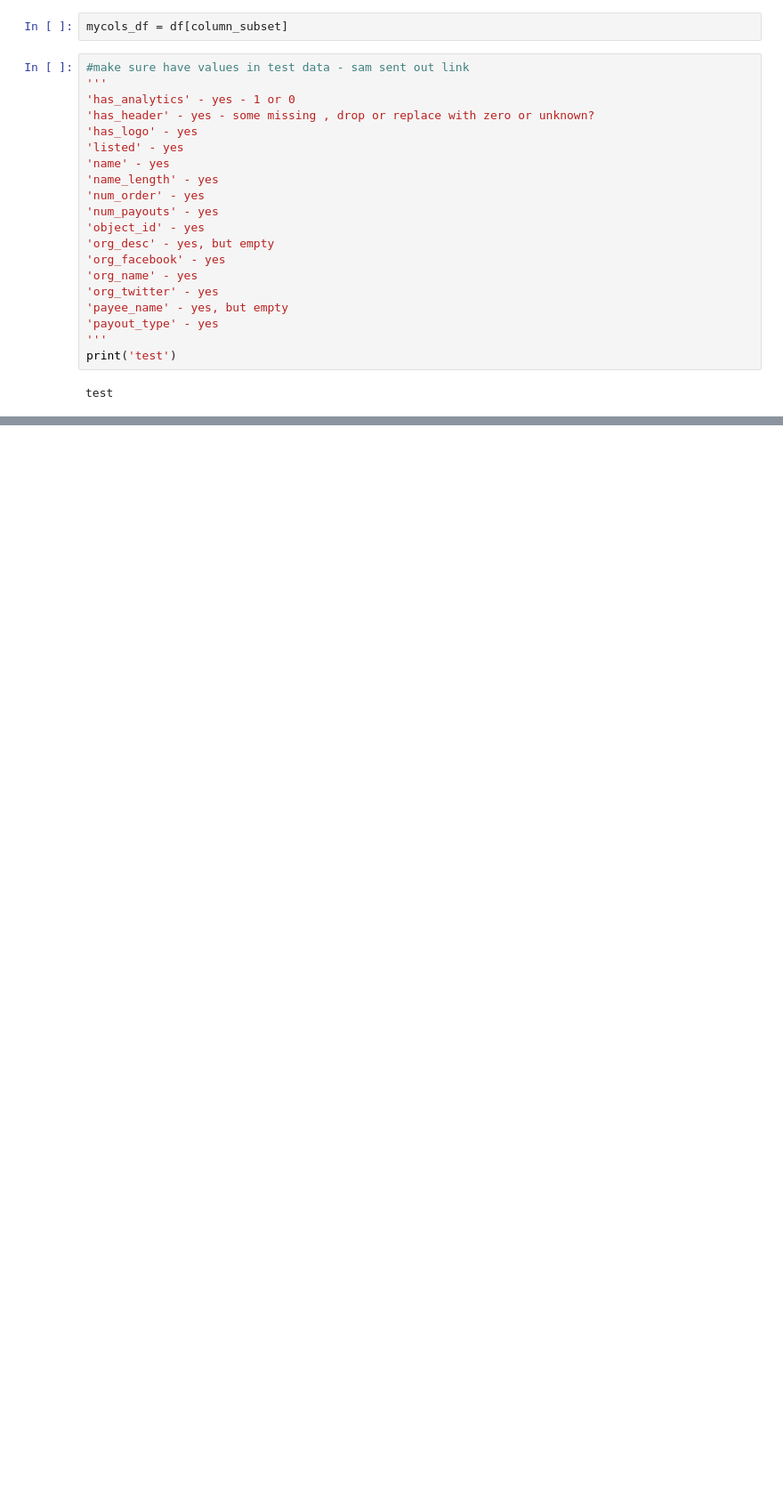
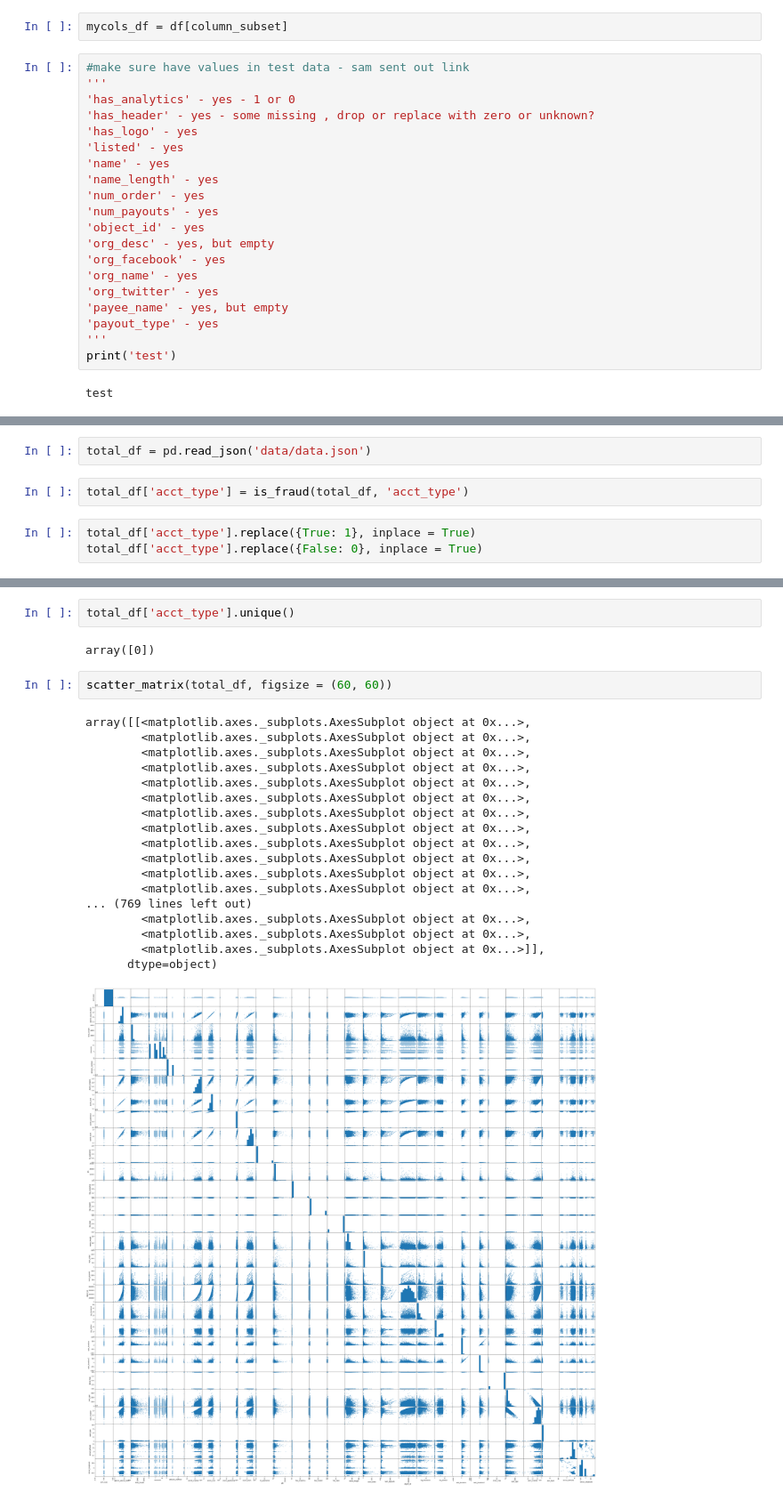
Before and after one commit to Jbudnick/Fraud-Detection_Case_Study, a Jupyter notebook: JacobEDA.ipynb, the cells around one changed output, grey strips where cells are left out. Shown at 89% size. Saved outputs shown, nothing was run; the diff lists cells and outputs as text; blank space fills up the shorter version.

```diff
--- a/JacobEDA.ipynb
+++ b/JacobEDA.ipynb
@@ -314,0 +628,7 @@ mycols_df
+# %%
+total_df = pd.read_json('data/data.json')
+# %%
+total_df['acct_type'] = is_fraud(total_df, 'acct_type')
+# %%
+total_df['acct_type'].replace({True: 1}, inplace = True)
+total_df['acct_type'].replace({False: 0}, inplace = True)
@@ -314,0 +709,25 @@ mycols_df
+# %%
+total_df['acct_type'].unique()
+# %% [output]
+array([0])
+# %%
+scatter_matrix(total_df, figsize = (60, 60))
+# %% [output]
+array([[<matplotlib.axes._subplots.AxesSubplot object at 0x...>,
+        <matplotlib.axes._subplots.AxesSubplot object at 0x...>,
+        <matplotlib.axes._subplots.AxesSubplot object at 0x...>,
+        <matplotlib.axes._subplots.AxesSubplot object at 0x...>,
+        <matplotlib.axes._subplots.AxesSubplot object at 0x...>,
+        <matplotlib.axes._subplots.AxesSubplot object at 0x...>,
+        <matplotlib.axes._subplots.AxesSubplot object at 0x...>,
+        <matplotlib.axes._subplots.AxesSubplot object at 0x...>,
+        <matplotlib.axes._subplots.AxesSubplot object at 0x...>,
+        <matplotlib.axes._subplots.AxesSubplot object at 0x...>,
+        <matplotlib.axes._subplots.AxesSubplot object at 0x...>,
+        <matplotlib.axes._subplots.AxesSubplot object at 0x...>,
+... (769 lines left out)
+        <matplotlib.axes._subplots.AxesSubplot object at 0x...>,
+        <matplotlib.axes._subplots.AxesSubplot object at 0x...>,
+        <matplotlib.axes._subplots.AxesSubplot object at 0x...>]],
+      dtype=object)
+[figure, added]
```
Also changed, not shown: parts of 15 cells of this notebook, 37 other files.
